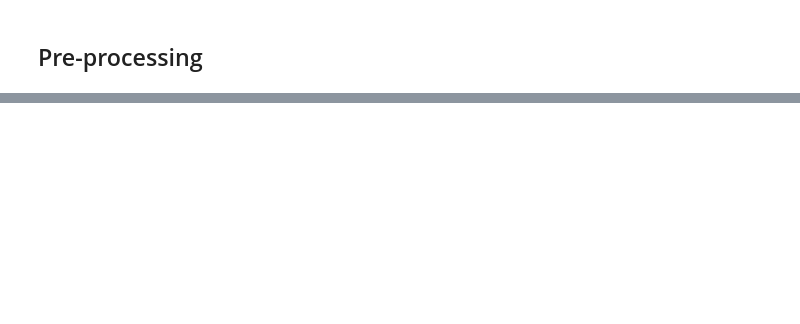
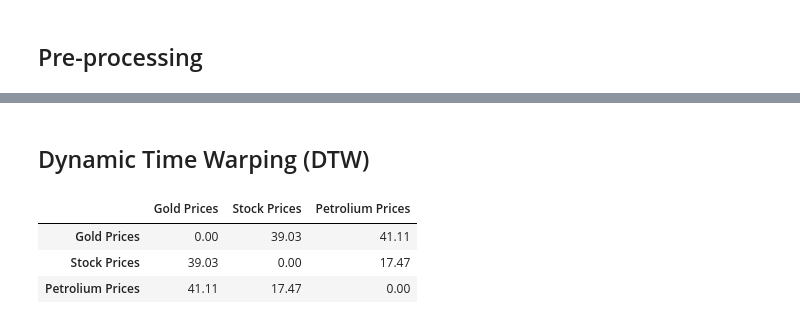
Before and after one commit to kimkynningsrud/MasterThesis2024, a Jupyter notebook: code.ipynb, the cells around one changed output, grey strips where cells are left out. Drawn from its saved outputs; the diff is of its cells as text; code cells hidden in the pictures; blank space fills up the shorter version.

```diff
--- a/code.ipynb
+++ b/code.ipynb
@@ -109,0 +204,37 @@ print(len(stock_prices))
+# %% [markdown]
+## Dynamic Time Warping (DTW)
+# %%
+def compare_datasets_with_dtw(datasets):
+    """
+    Compares each dataset to every other dataset using Dynamic Time Warping (DTW).
+    Assumes the column of interest is the last one in each dataset.
+
+    :param datasets: List of Pandas DataFrames, each representing a time series dataset.
+    :return: A matrix of DTW distances between each pair of datasets.
+    """
+    n = len(datasets)
+    dtw_matrix = np.zeros((n, n))
+
+    for i in range(n):
+        for j in range(i+1, n):
+            # Extract the last column from each dataset for comparison
+            series_i = datasets[i].iloc[:, -1].values
+            series_j = datasets[j].iloc[:, -1].values
+
+            # Calculate DTW distance
+            distance = dtw.distance(series_i, series_j)
+            dtw_matrix[i, j] = dtw_matrix[j, i] = distance
+
+    return dtw_matrix
+
+dtw_matrix = compare_datasets_with_dtw(preprocessed_datasets)
+# %%
+dataset_names = [name for _, _, name in datasets] # Define the names in list for later use
+
+dtw_df_with_names = pd.DataFrame(dtw_matrix.round(2), index=dataset_names, columns=dataset_names)
+dtw_df_with_names
+# %% [output]
+|  | Gold Prices | Stock Prices | Petrolium Prices |
+| Gold Prices | 0.00 | 39.03 | 41.11 |
+| Stock Prices | 39.03 | 0.00 | 17.47 |
+| Petrolium Prices | 41.11 | 17.47 | 0.00 |
```
Also changed, not shown: parts of 13 cells of this notebook.
